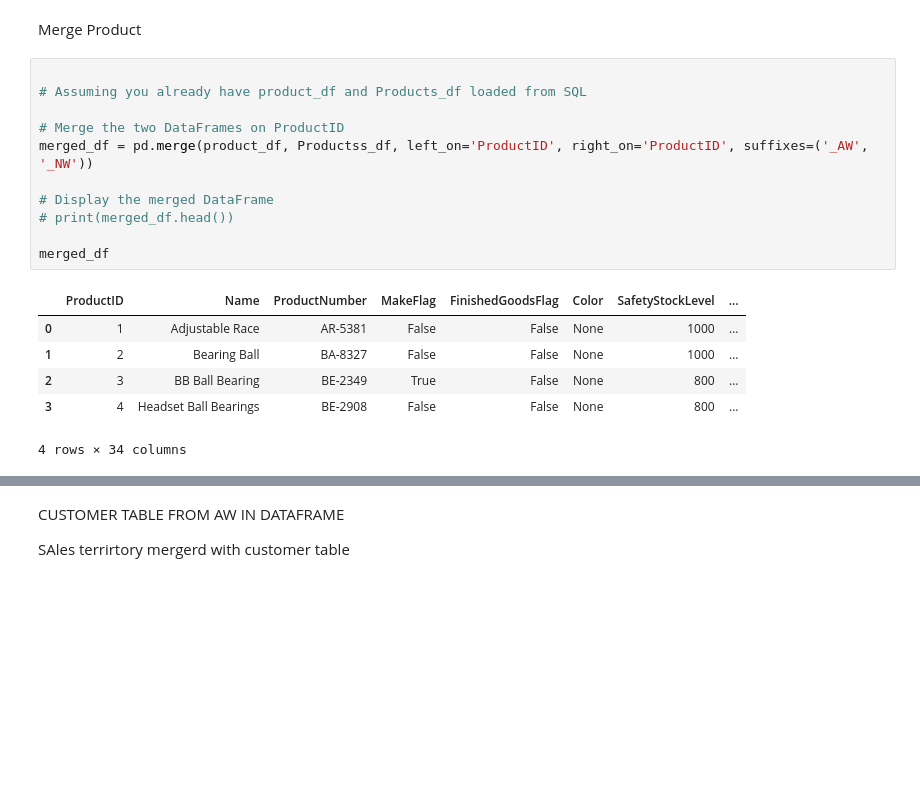
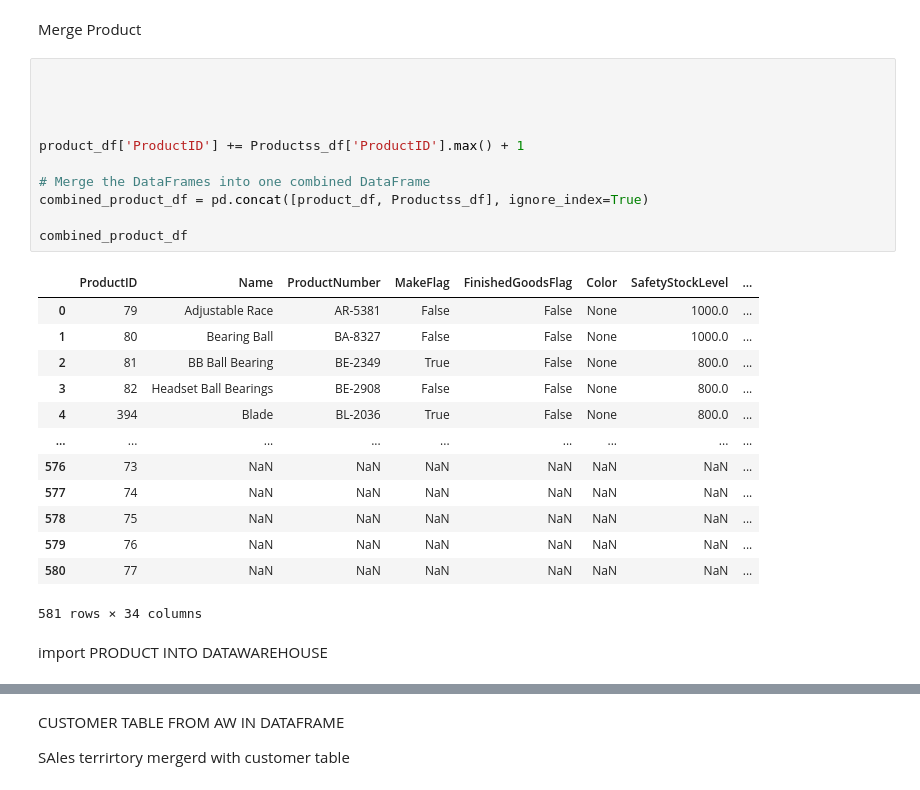
Before and after one commit to DiegoIEC/deds_project, a Jupyter notebook: ProductMerged.ipynb, the cells around one changed output, grey strips where cells are left out. Drawn from its saved outputs; the diff is of its cells as text; blank space fills up the shorter version.

```diff
--- a/salesHeader.ipynb
+++ b/ProductMerged.ipynb
@@ -137,21 +137,30 @@ Productss_df
 77 rows × 10 columns
 # %% [markdown]
 Merge Product
-# %%
-
-# Assuming you already have product_df and Products_df loaded from SQL
-
-# Merge the two DataFrames on ProductID
-merged_df = pd.merge(product_df, Productss_df, left_on='ProductID', right_on='ProductID', suffixes=('_AW', '_NW'))
-
-# Display the merged DataFrame
-# print(merged_df.head())
-
-merged_df
-# %% [output]
-|  | ProductID | Name | ProductNumber | MakeFlag | FinishedGoodsFlag | Color | SafetyStockLevel | ... |
-| 0 | 1 | Adjustable Race | AR-5381 | False | False | None | 1000 | ... |
-| 1 | 2 | Bearing Ball | BA-8327 | False | False | None | 1000 | ... |
-| 2 | 3 | BB Ball Bearing | BE-2349 | True | False | None | 800 | ... |
-| 3 | 4 | Headset Ball Bearings | BE-2908 | False | False | None | 800 | ... |
-4 rows × 34 columns
+# %%
+
+
+
+
+product_df['ProductID'] += Productss_df['ProductID'].max() + 1
+
+# Merge the DataFrames into one combined DataFrame
+combined_product_df = pd.concat([product_df, Productss_df], ignore_index=True)
+
+combined_product_df
+# %% [output]
+|  | ProductID | Name | ProductNumber | MakeFlag | FinishedGoodsFlag | Color | SafetyStockLevel | ... |
+| 0 | 79 | Adjustable Race | AR-5381 | False | False | None | 1000.0 | ... |
+| 1 | 80 | Bearing Ball | BA-8327 | False | False | None | 1000.0 | ... |
+| 2 | 81 | BB Ball Bearing | BE-2349 | True | False | None | 800.0 | ... |
+| 3 | 82 | Headset Ball Bearings | BE-2908 | False | False | None | 800.0 | ... |
+| 4 | 394 | Blade | BL-2036 | True | False | None | 800.0 | ... |
+| ... | ... | ... | ... | ... | ... | ... | ... | ... |
+| 576 | 73 | NaN | NaN | NaN | NaN | NaN | NaN | ... |
+| 577 | 74 | NaN | NaN | NaN | NaN | NaN | NaN | ... |
+| 578 | 75 | NaN | NaN | NaN | NaN | NaN | NaN | ... |
+| 579 | 76 | NaN | NaN | NaN | NaN | NaN | NaN | ... |
+| 580 | 77 | NaN | NaN | NaN | NaN | NaN | NaN | ... |
+581 rows × 34 columns
+# %% [markdown]
+import PRODUCT INTO DATAWAREHOUSE
```
Also changed, not shown: parts of 5 cells of this notebook.
